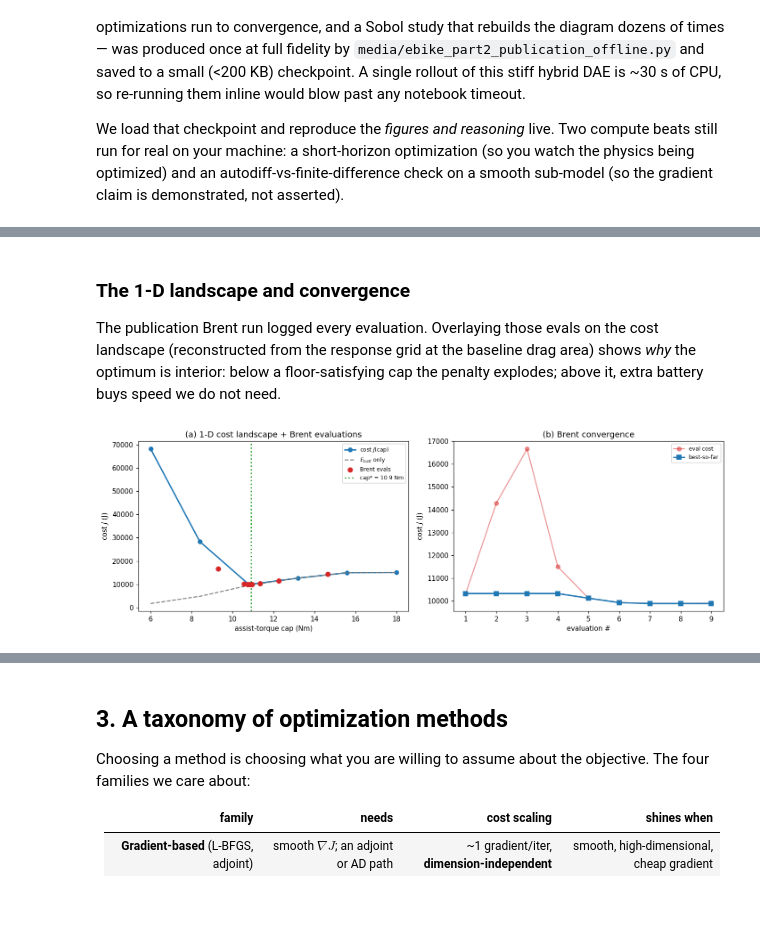
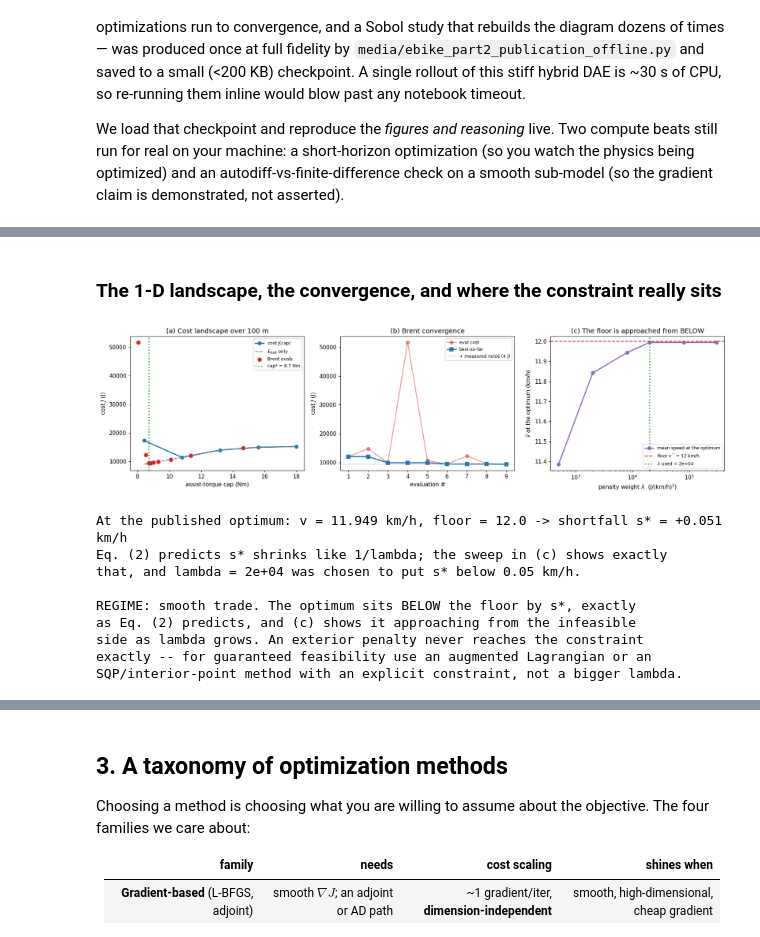
Before and after one commit to machinavitalis/jaxonomy, a Jupyter notebook: docs/examples/ebike_part2_optimization.ipynb, the cells around one changed output, grey strips where cells are left out. Cells and saved outputs as stored; diff of their text form; code cells hidden in the pictures; blank space fills up the shorter version.

```diff
--- a/docs/examples/ebike_part2_optimization.ipynb
+++ b/docs/examples/ebike_part2_optimization.ipynb
@@ -103,18 +112,26 @@ if USE_PUBLICATION:
     if bool(P.get("placeholder_flag", False)):
         print("WARNING: checkpoint holds PLACEHOLDER numbers, not a real offline run.")
     print(f"Loaded {PUB_NPZ}")
-    print(f"  offline wall-time : {float(P['wall_time_s'])/60:.1f} min")
-    print(f"  horizon TF        : {float(P['TF']):.0f} s   speed floor v* : {float(P['v_floor']):.0f} km/h")
-    print(f"  Brent  cap*       : {float(P['brent_cap_opt']):.2f} Nm")
+    print(f"  offline wall-time : {float(P['wall_time_s'])/60:.1f} min"
+          f"   (smoke mode: {bool(P['smoke'])})")
+    print(f"  objective         : battery energy to cover {float(P['D_ref']):.0f} m"
+          f"  (horizon {float(P['TF']):.0f} s)")
+    print(f"  speed floor       : {float(P['v_floor']):.0f} km/h over that segment"
+          f"   lambda = {float(P['lambda_speed']):.3g} J/(km/h)^2")
+    print(f"  measured noise    : {float(P['noise_floor_J']):.1f} J"
+          f"  -> NM fatol {float(P['nm_fatol']):.1f} J")
+    print(f"  Brent  cap*       : {float(P['brent_cap_opt']):.2f} Nm"
+          f"  (v = {float(P['brent_vD']):.2f} km/h vs floor {float(P['v_floor']):.0f})")
     print(f"  NM (cap,CdA)*     : ({float(P['nm_x_opt'][0]):.2f} Nm, {float(P['nm_x_opt'][1]):.3f} m^2)")
 else:
     print(f"{PUB_NPZ} not found. Run:  python media/ebike_part2_publication_offline.py")
     print("The narrative cells below expect the checkpoint; falling back where possible.")
 
 # Problem constants (mirror the offline script so live beats match publication).
-TF_PUB      = float(P["TF"]) if USE_PUBLICATION else 30.0
+TF_PUB      = float(P["TF"]) if USE_PUBLICATION else 45.0
+D_REF       = float(P["D_ref"]) if USE_PUBLICATION else 100.0
 V_FLOOR     = float(P["v_floor"]) if USE_PUBLICATION else 12.0
-LAMBDA_SPD  = float(P["lambda_speed"]) if USE_PUBLICATION else 800.0
+LAMBDA_SPD  = float(P["lambda_speed"]) if USE_PUBLICATION else 2.0e4
 BASE_CDA    = float(P["base_cda"]) if USE_PUBLICATION else 0.80
 # %% [output]
 Loaded media/ebike_part2_publication.npz
@@ -250,38 +320,80 @@ Publication optimum (TF=30s) = 10.90 Nm -- same descent direction, different hor
 # %% [markdown]
-### The 1-D landscape and convergence
-
-The publication Brent run logged every evaluation. Overlaying those evals on the
-cost landscape (reconstructed from the response grid at the baseline drag area)
-shows *why* the optimum is interior: below a floor-satisfying cap the penalty
-explodes; above it, extra battery buys speed we do not need.
+### The 1-D landscape, the convergence, and where the constraint really sits
 # %%
-fig, ax = plt.subplots(1, 2, figsize=(13, 4.4))
+fig, ax = plt.subplots(1, 3, figsize=(16, 4.4))
 
 if USE_PUBLICATION:
     caps = P["grid_caps"]; cda_rows = P["grid_cda"]
     ib = int(np.argmin(np.abs(cda_rows - BASE_CDA)))     # baseline-CdA row
-    E_row = P["grid_Ebatt"][ib]; v_row = P["grid_vmean"][ib]
+    E_row = P["grid_ED"][ib]; v_row = P["grid_vD"][ib]
     J_row = np.array([penalized_cost(E, v) for E, v in zip(E_row, v_row)])
 
     ax[0].plot(caps, J_row, "-o", color="tab:blue", lw=2, label="cost $J$(cap)")
     ax[0].plot(caps, E_row, "--", color="tab:gray", lw=1.5, label="$E_{batt}$ only")
     bc = P["brent_hist_cap"]; bJ = P["brent_hist_J"]
     ax[0].scatter(bc, bJ, color="tab:red", zorder=5, s=45, label="Brent evals")
     ax[0].axvline(float(P["brent_cap_opt"]), color="tab:green", ls=":", lw=2,
                   label=f"cap* = {float(P['brent_cap_opt']):.1f} Nm")
     ax[0].set_xlabel("assist-torque cap (Nm)"); ax[0].set_ylabel("cost $J$ (J)")
-    ax[0].set_title("(a) 1-D cost landscape + Brent evaluations")
+    ax[0].set_title(f"(a) Cost landscape over {D_REF:.0f} m")
     ax[0].legend(fontsize=8)
 
     run_min = np.minimum.accumulate(bJ)
     ax[1].plot(np.arange(1, len(bJ) + 1), bJ, "o-", color="tab:red", alpha=0.5, label="eval cost")
     ax[1].plot(np.arange(1, len(bJ) + 1), run_min, "s-", color="tab:blue", lw=2, label="best-so-far")
+    ax[1].axhline(run_min[-1] + float(P["noise_floor_J"]), color="0.5", ls=":", lw=1,
+                  label=f"+ measured noise ({float(P['noise_floor_J']):.0f} J)")
     ax[1].set_xlabel("evaluation #"); ax[1].set_ylabel("cost $J$ (J)")
     ax[1].set_title("(b) Brent convergence"); ax[1].legend(fontsize=8)
 
+    # (c) THE penalty-method plot: where the optimum sits vs lambda
+    lam = P["lam_sweep"]; vopt = P["lam_vopt"]
+    ax[2].semilogx(lam, vopt, "o-", color="tab:purple", lw=2, label="mean speed at the optimum")
+    ax[2].axhline(V_FLOOR, color="tab:red", ls="--", lw=1.5, label=f"floor $v^*$ = {V_FLOOR:.0f} km/h")
+    ax[2].axvline(LAMBDA_SPD, color="tab:green", ls=":", lw=2,
+                  label=f"$\\lambda$ used = {LAMBDA_SPD:.0e}")
+    ax[2].set_xlabel("penalty weight $\\lambda$  (J/(km/h)$^2$)")
+    ax[2].set_ylabel("$\\bar v$ at the optimum (km/h)")
+    ax[2].set_title("(c) The floor is approached from BELOW"); ax[2].legend(fontsize=8)
+
 fig.tight_layout(); plt.show()
+
+if USE_PUBLICATION:
+    s_star = max(0.0, V_FLOOR - float(P["brent_vD"]))
+    print(f"At the published optimum: v = {float(P['brent_vD']):.3f} km/h, "
+          f"floor = {V_FLOOR:.1f} -> shortfall s* = {s_star:+.3f} km/h")
+    print(f"Eq. (2) predicts s* shrinks like 1/lambda; the sweep in (c) shows exactly")
+    print(f"that, and lambda = {LAMBDA_SPD:.0e} was chosen to put s* below 0.05 km/h.")
+    # Which regime are we in? The textbook picture (a smooth trade, optimum
+    # creeping up to the floor from below) is only one of two possibilities.
+    lam_span = float(np.ptp(vopt))
+    if s_star > 1e-3:
+        print("\nREGIME: smooth trade. The optimum sits BELOW the floor by s*, exactly")
+        print("as Eq. (2) predicts, and (c) shows it approaching from the infeasible")
+        print("side as lambda grows. An exterior penalty never reaches the constraint")
+        print("exactly -- for guaranteed feasibility use an augmented Lagrangian or an")
+        print("SQP/interior-point method with an explicit constraint, not a bigger lambda.")
+    else:
+        print("\nREGIME: the constraint behaves like a CLIFF, not a smooth trade.")
+        print(f"The optimum is feasible with {float(P['brent_vD']) - V_FLOOR:+.2f} km/h of slack, and")
+        print(f"lambda moves it by only {lam_span:.2f} km/h across three orders of magnitude.")
+        print("Look at the landscape in (a): just below the optimal cap, J leaps by")
+        print("orders of magnitude, because those designs cannot cover the reference")
+        print("distance inside the horizon at all. The binding limit is feasibility of")
+        print("the *task*, not the speed floor -- so lambda is nearly irrelevant here,")
+        print("and reporting 'the floor binds' would be wrong. Eq. (2) still governs")
+        print("the smooth case; always check which one you are in before quoting it.")
 # %% [output]
-[figure, old version]
+[figure, new version]
+At the published optimum: v = 11.949 km/h, floor = 12.0 -> shortfall s* = +0.051 km/h
+Eq. (2) predicts s* shrinks like 1/lambda; the sweep in (c) shows exactly
+that, and lambda = 2e+04 was chosen to put s* below 0.05 km/h.
+
+REGIME: smooth trade. The optimum sits BELOW the floor by s*, exactly
+as Eq. (2) predicts, and (c) shows it approaching from the infeasible
+side as lambda grows. An exterior penalty never reaches the constraint
+exactly -- for guaranteed feasibility use an augmented Lagrangian or an
+SQP/interior-point method with an explicit constraint, not a bigger lambda.
 # %% [markdown]
 **Figure 1.** *(a)* Cost landscape $J(\text{cap})$ (blue) versus the raw
 battery term (grey dashed) at the baseline drag area; red dots are the actual
```
Also changed, not shown: parts of 25 cells of this notebook, 33 other files.
